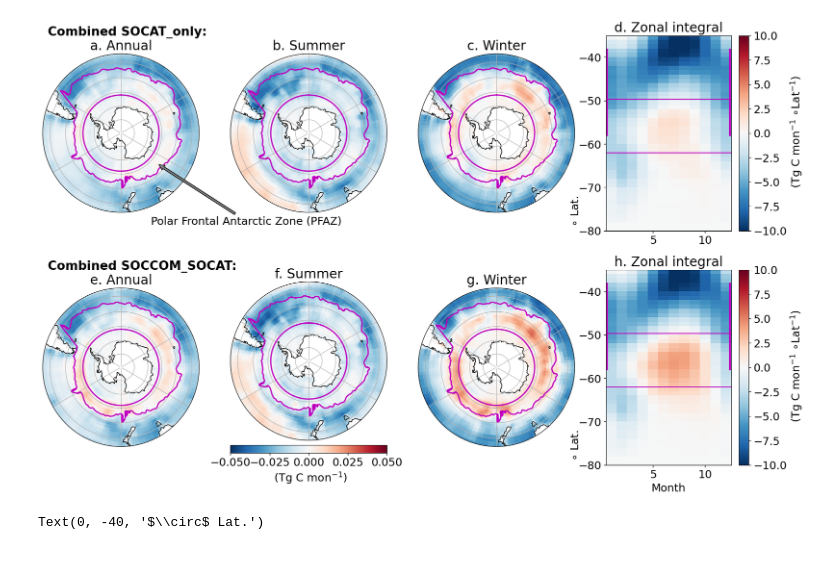
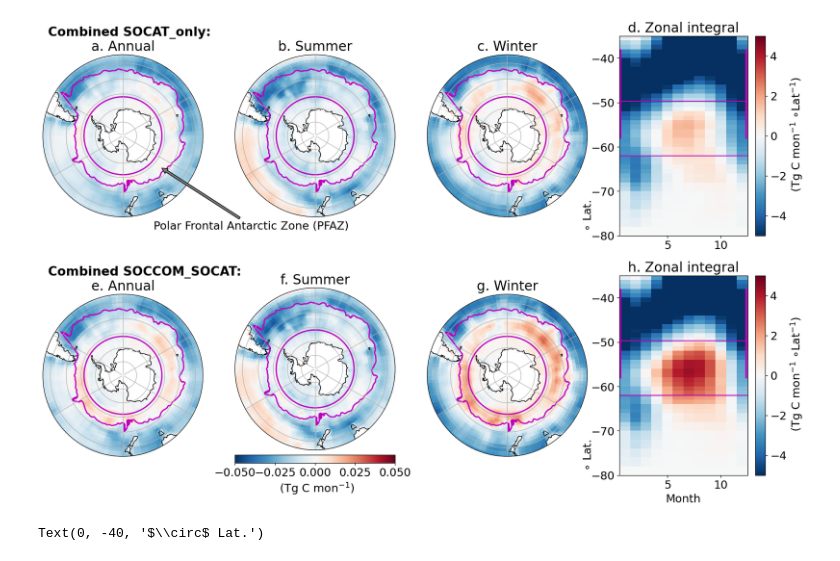
Before and after one commit to SethBushinsky/SO_seasonal_CO2_fluxes_in_models, a Jupyter notebook: Figure_1.ipynb, the cells around one changed output. Saved outputs shown, nothing was run; the diff lists cells and outputs as text; code cells hidden in the pictures.

```diff
--- a/Figure_1.ipynb
+++ b/Figure_1.ipynb
@@ -7,10 +7,10 @@ import numpy as np
 # %%
 # directories
 
+home_dir = "/Users/smb-uh/UHM_Ocean_BGC_Group Dropbox/Seth Bushinsky/"
 # home_dir = "/Users/sethbushinsky/UHM_Ocean_BGC_Group Dropbox/Seth Bushinsky/"
-home_dir = "/Users/sethbushinsky/UHM_Ocean_BGC_Group Dropbox/Seth Bushinsky/"
 
 manuscript_dir = home_dir + "Work/Manuscripts/2019_06 SO CMIP Comparison/"
 # %%
 data = sio.loadmat(manuscript_dir + 'data/fig_1_flux_output.mat')
-data_SAF = sio.loadmat(manuscript_dir + 'data/surface_fields/fgco2/00_Obs_v16.mat')
+data_SAF = sio.loadmat(manuscript_dir + 'data/surface_fields/fgco2/00_Obs_v20.mat')
@@ -101,37 +98,37 @@ for q in range(0, 2):
     mesh = ax.pcolormesh(
                         data['mon_lab'],
                         data['lat_lab'],
-                        data['obs_flux_array'][q], cmap=color_map, clim=[-10, 10],linewidth=0, rasterized=True)
+                        data['obs_flux_array'][q], cmap=color_map, clim=[-5, 5],linewidth=0, rasterized=True)
     plt.colorbar(mesh, label=' (Tg C mon$^{-1}$ $\circ$Lat$^{-1}$)')
     yl1 = ax.set_ylabel('$\circ$ Lat.')
     yl1_pos = ax.yaxis.get_label_position()
     # yl1.set_position([yl1[0], yl1[1]+.5]
     ax.yaxis.set_label_coords(-.2, .1)
 
     ax.plot([0.5, 12.5], [-62,-62], '-m')
     avg_SAF  = np.nanmean(data_SAF['model_SAF'][0,:])
     max_SAF = np.nanmax(data_SAF['model_SAF'][0,:])
     min_SAF = np.nanmin(data_SAF['model_SAF'][0,:])
 
     ax.plot([0.5, 12.5], [avg_SAF, avg_SAF], '-m')
     # ax.fill([0.5, 12.5, 12.5, 0.5], [min_SAF, min_SAF, max_SAF, max_SAF], 'm', alpha=.3)
     ax.plot([0.6, 0.6], [min_SAF, max_SAF], 'm-', linewidth=3)
     ax.plot([12.4, 12.4], [min_SAF, max_SAF], 'm-', linewidth=3)
 
     # plt.show()
     if plot_count==8:
         ax.set_title('h. Zonal integral')
         ax.set_xlabel('Month')
 
     else:
         ax.set_title('d. Zonal integral')
     ax.annotate('Combined ' + run_name + ':', xy=(-53, -35), annotation_clip=False, fontsize=19, fontweight='bold')
 # plt.tight_layout()
 
 
 plt.savefig(f"{manuscript_dir}figures/{plot_filename}{data['plot_ver'][0]}.pdf", dpi=300)
 # %% [output]
-[figure, old version]
+[figure, new version]
 # %%
 yl1
 # %% [output]
```
Also changed, not shown: parts of 1 cell of this notebook, 6 other files.
